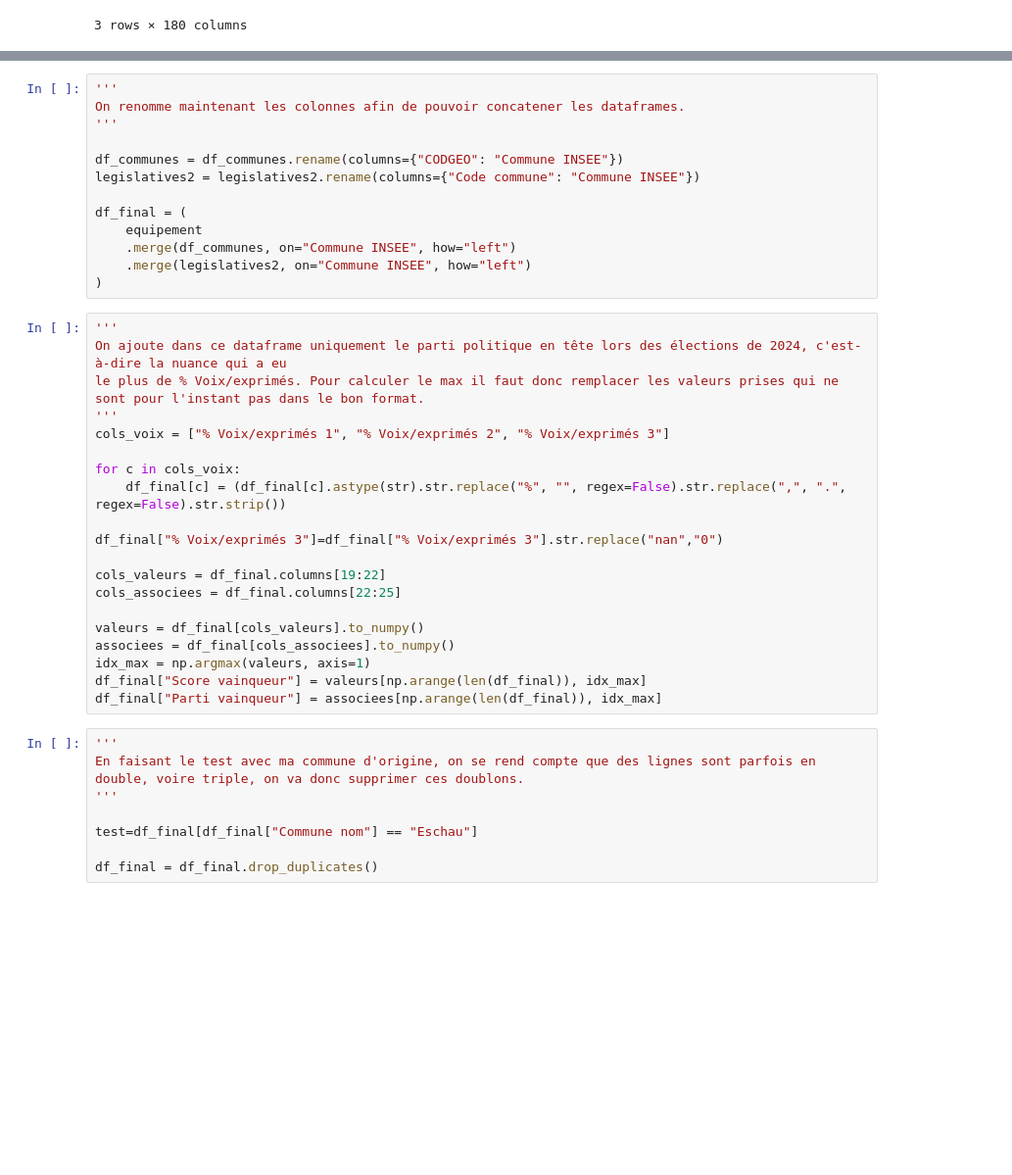
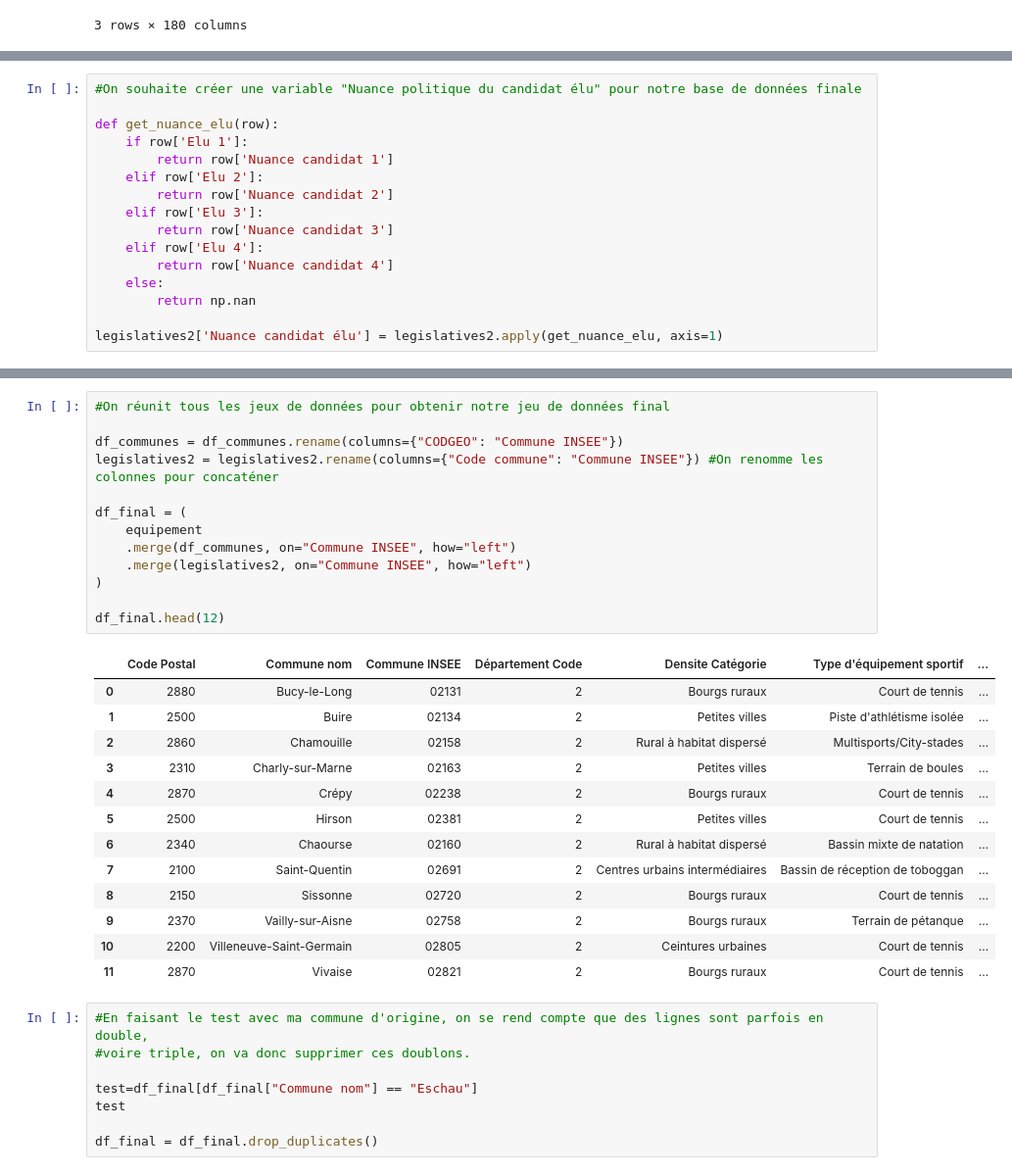
Before and after one commit to MaximeHirsch/Projet-python-deserts-sportifs, a Jupyter notebook: Projet.ipynb, the cells around one changed output, grey strips where cells are left out. Shown at 98% size. Drawn from its saved outputs; the diff is of its cells as text; blank space fills up the shorter version.

```diff
--- a/Projet.ipynb
+++ b/Projet.ipynb
@@ -180,0 +172,16 @@ dico_vars_pol
+# %%
+#On souhaite créer une variable "Nuance politique du candidat élu" pour notre base de données finale
+
+def get_nuance_elu(row):
+    if row['Elu 1']:
+        return row['Nuance candidat 1']
+    elif row['Elu 2']:
+        return row['Nuance candidat 2']
+    elif row['Elu 3']:
+        return row['Nuance candidat 3']
+    elif row['Elu 4']:
+        return row['Nuance candidat 4']
+    else:
+        return np.nan
+
+legislatives2['Nuance candidat élu'] = legislatives2.apply(get_nuance_elu, axis=1)
@@ -181,41 +205,35 @@ dico_vars_pol
 # %%
-'''
-On renomme maintenant les colonnes afin de pouvoir concatener les dataframes.
-'''
+#On réunit tous les jeux de données pour obtenir notre jeu de données final
 
 df_communes = df_communes.rename(columns={"CODGEO": "Commune INSEE"})
-legislatives2 = legislatives2.rename(columns={"Code commune": "Commune INSEE"})
+legislatives2 = legislatives2.rename(columns={"Code commune": "Commune INSEE"}) #On renomme les colonnes pour concaténer
 
 df_final = (
     equipement
     .merge(df_communes, on="Commune INSEE", how="left")
     .merge(legislatives2, on="Commune INSEE", how="left")
 )
+
+df_final.head(12)
+# %% [output]
+|  | Code Postal | Commune nom | Commune INSEE | Département Code | Densite Catégorie | Type d'équipement sportif | ... |
+| 0 | 2880 | Bucy-le-Long | 02131 | 2 | Bourgs ruraux | Court de tennis | ... |
+| 1 | 2500 | Buire | 02134 | 2 | Petites villes | Piste d'athlétisme isolée | ... |
+| 2 | 2860 | Chamouille | 02158 | 2 | Rural à habitat dispersé | Multisports/City-stades | ... |
+| 3 | 2310 | Charly-sur-Marne | 02163 | 2 | Petites villes | Terrain de boules | ... |
+| 4 | 2870 | Crépy | 02238 | 2 | Bourgs ruraux | Court de tennis | ... |
+| 5 | 2500 | Hirson | 02381 | 2 | Petites villes | Court de tennis | ... |
+| 6 | 2340 | Chaourse | 02160 | 2 | Rural à habitat dispersé | Bassin mixte de natation | ... |
+| 7 | 2100 | Saint-Quentin | 02691 | 2 | Centres urbains intermédiaires | Bassin de réception de toboggan | ... |
+| 8 | 2150 | Sissonne | 02720 | 2 | Bourgs ruraux | Court de tennis | ... |
+| 9 | 2370 | Vailly-sur-Aisne | 02758 | 2 | Bourgs ruraux | Terrain de pétanque | ... |
+| 10 | 2200 | Villeneuve-Saint-Germain | 02805 | 2 | Ceintures urbaines | Court de tennis | ... |
+| 11 | 2870 | Vivaise | 02821 | 2 | Bourgs ruraux | Court de tennis | ... |
-# %%
-'''
-On ajoute dans ce dataframe uniquement le parti politique en tête lors des élections de 2024, c'est-à-dire la nuance qui a eu
-le plus de % Voix/exprimés. Pour calculer le max il faut donc remplacer les valeurs prises qui ne sont pour l'instant pas dans le bon format.
-'''
-cols_voix = ["% Voix/exprimés 1", "% Voix/exprimés 2", "% Voix/exprimés 3"]
-
-for c in cols_voix:
-    df_final[c] = (df_final[c].astype(str).str.replace("%", "", regex=False).str.replace(",", ".", regex=False).str.strip())
-
-df_final["% Voix/exprimés 3"]=df_final["% Voix/exprimés 3"].str.replace("nan","0")
-
-cols_valeurs = df_final.columns[19:22]
-cols_associees = df_final.columns[22:25]
-
-valeurs = df_final[cols_valeurs].to_numpy()
-associees = df_final[cols_associees].to_numpy()
-idx_max = np.argmax(valeurs, axis=1)
-df_final["Score vainqueur"] = valeurs[np.arange(len(df_final)), idx_max]
-df_final["Parti vainqueur"] = associees[np.arange(len(df_final)), idx_max]
 # %%
-'''
-En faisant le test avec ma commune d'origine, on se rend compte que des lignes sont parfois en double, voire triple, on va donc supprimer ces doublons.
-'''
+#En faisant le test avec ma commune d'origine, on se rend compte que des lignes sont parfois en double,
+#voire triple, on va donc supprimer ces doublons.
 
 test=df_final[df_final["Commune nom"] == "Eschau"]
+test
 
 df_final = df_final.drop_duplicates()
```
Also changed, not shown: parts of 20 cells of this notebook, 1 other file.
